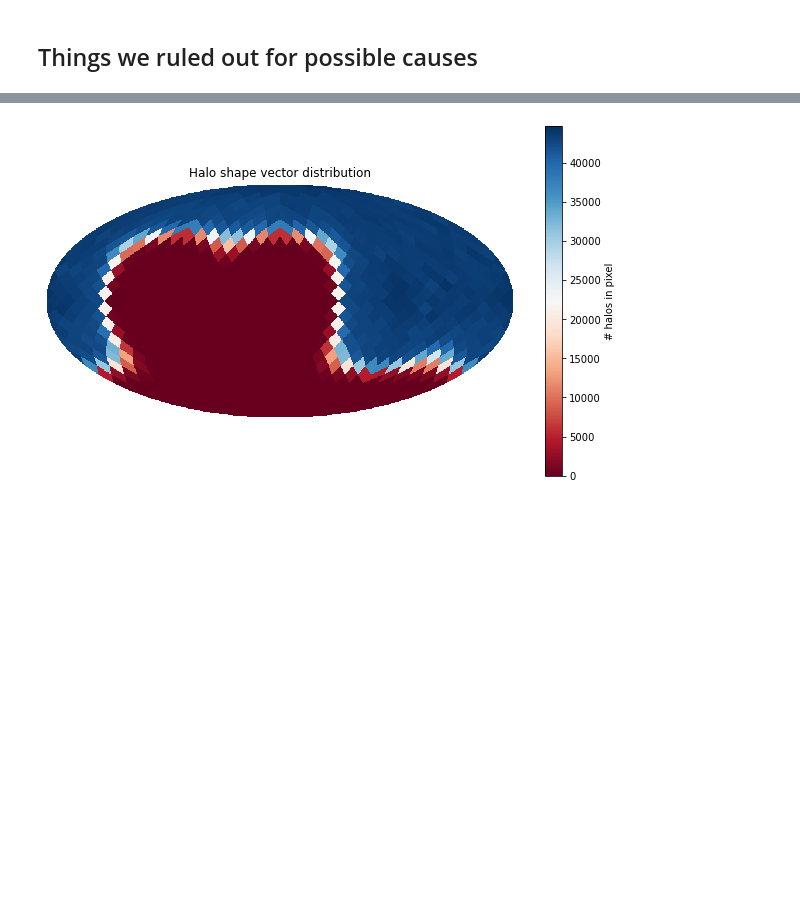
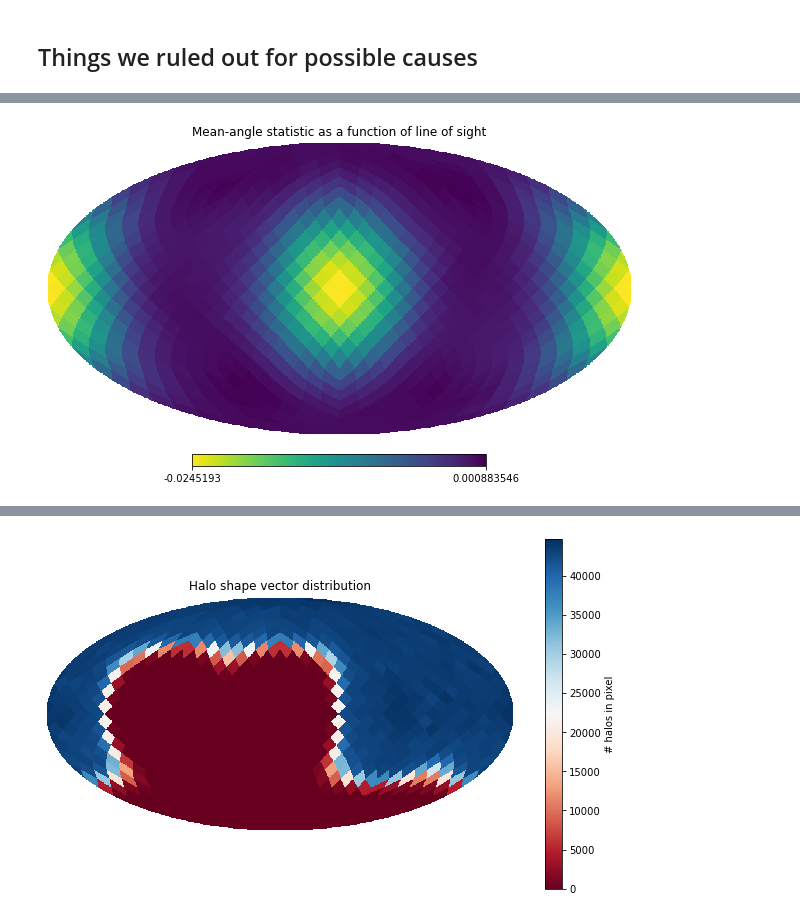
Before and after one commit to bzh-bzh/bolshoip-alignment-demo, a Jupyter notebook: 2D Alignment Anisotropy Demo.ipynb, the cells around one changed output, grey strips where cells are left out. Saved outputs shown, nothing was run; the diff lists cells and outputs as text; code cells hidden in the pictures; blank space fills up the shorter version.

Commit message:
Add rotation of data by 45 degrees to 'tests we tried'.

```diff
--- a/2D Alignment Anisotropy Demo.ipynb
+++ b/2D Alignment Anisotropy Demo.ipynb
@@ -367,0 +377,27 @@ Most positive mean-angle statistic: weakest 2D alignment trend.
+# %%
+z_rotation = Rotation.from_euler('z', 45, degrees=True)
+rot_sampled_halo_e3 = z_rotation.apply(sampled_halo_e3)
+rot_sampled_halo_shapes = z_rotation.apply(sampled_halo_shapes)
+
+for i in range(len(align_map_pix)):
+    los = np.array(hp.pix2vec(MAP_NSIDE, i))
+    los /= np.linalg.norm(los)
+
+    proj_e3 = project_onto_plane(rot_sampled_halo_e3.copy(), los)
+    proj_shapes = project_onto_plane(rot_sampled_halo_shapes.copy(), los)
+    proj_dot = dot_product(proj_e3, proj_shapes)
+    proj_dot = proj_dot[~np.isnan(proj_dot)]
+
+    mas = np.arccos(proj_dot).mean() - np.pi/4
+
+    align_map_pix[i] = mas
+    if mas < align_map_min[0]:
+        align_map_min = (mas, proj_dot)
+    if mas > align_map_max[0]:
+        align_map_max = (mas, proj_dot)
+
+hp.mollview(align_map_pix, cmap='viridis_r', title='Mean-angle statistic as a function of line of sight')
+
+plt.savefig(f'{FIGURE_PATH}/05-rotated-meanangle-fullsky.png')
+# %% [output]
+[figure, added]
```
Also changed, not shown: parts of 13 cells of this notebook, 21 other files.
